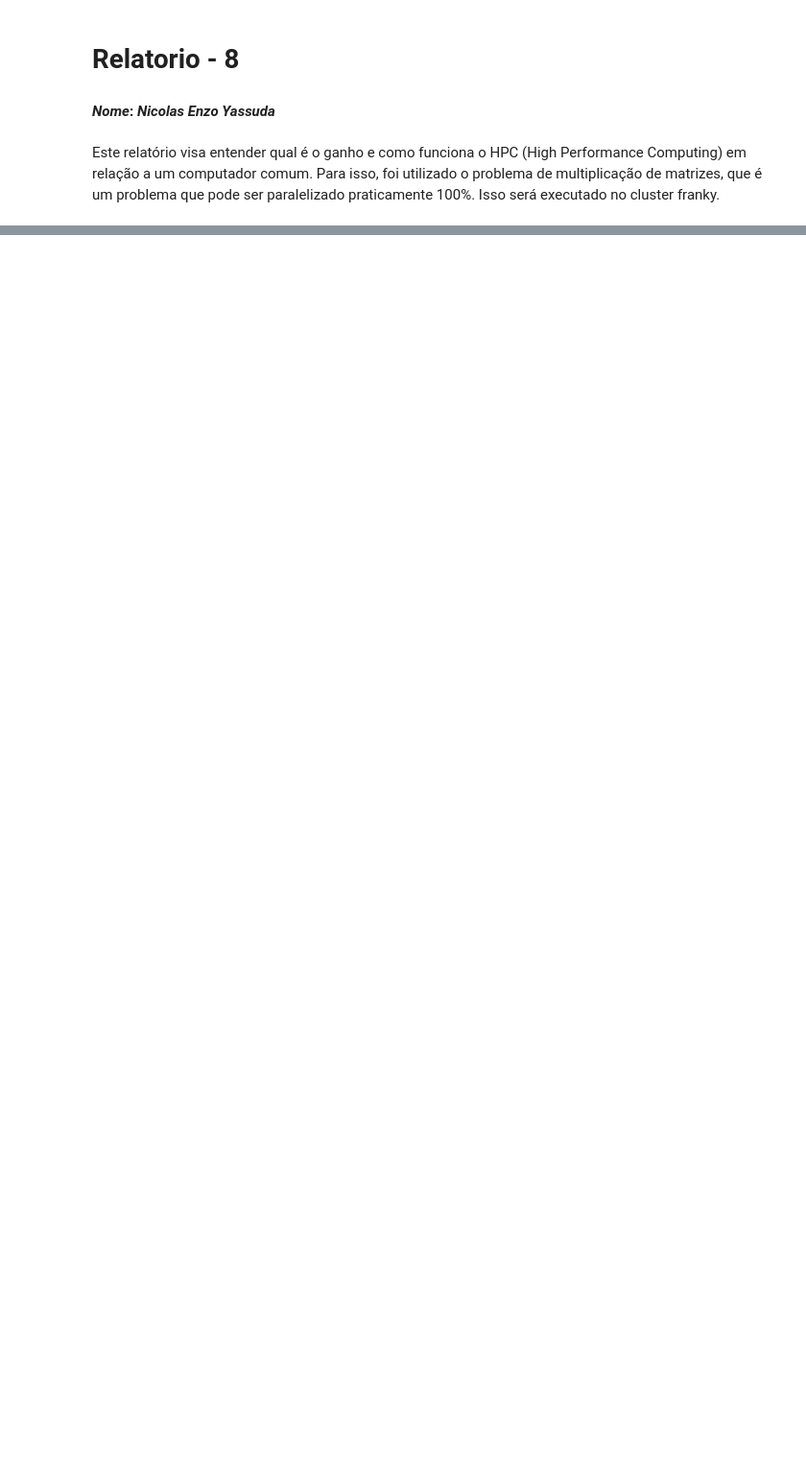
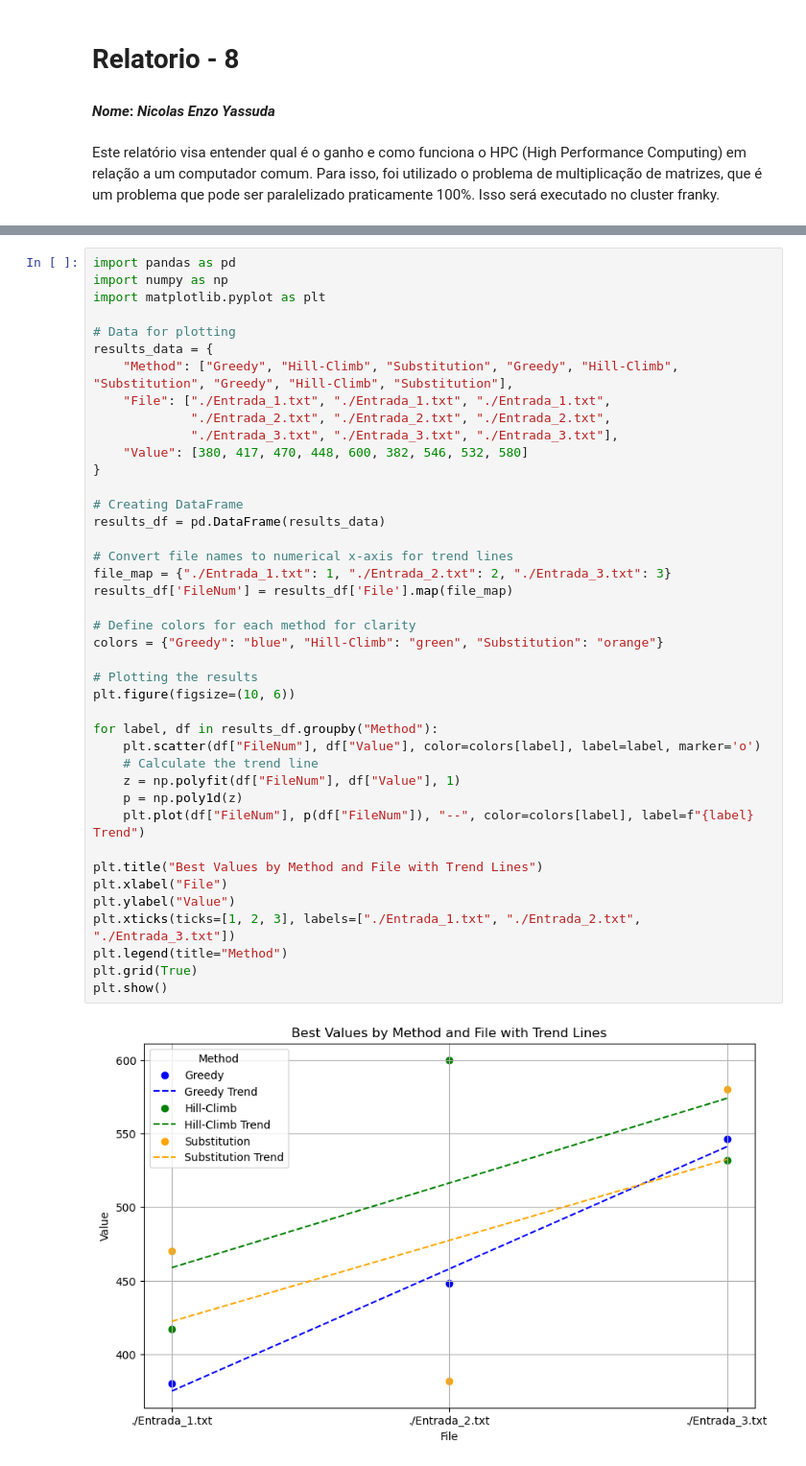
Before and after one commit to nicolasyassuda/super-comp, a Jupyter notebook: Aulas/Aula-8/Relatorio-Aula8.ipynb, the cells around one changed output, grey strips where cells are left out. Shown at 96% size. Saved outputs shown, nothing was run; the diff lists cells and outputs as text; blank space fills up the shorter version.

```diff
--- a/Aulas/Aula-8/Relatorio-Aula8.ipynb
+++ b/Aulas/Aula-8/Relatorio-Aula8.ipynb
@@ -221,0 +131,43 @@ Entrada 4 -> Peso ocupado: 600 Kg, Valor alcançado: 648 dinheiros em 9 minutos
+# %%
+import pandas as pd
+import numpy as np
+import matplotlib.pyplot as plt
+
+# Data for plotting
+results_data = {
+    "Method": ["Greedy", "Hill-Climb", "Substitution", "Greedy", "Hill-Climb", "Substitution", "Greedy", "Hill-Climb", "Substitution"],
+    "File": ["./Entrada_1.txt", "./Entrada_1.txt", "./Entrada_1.txt",
+             "./Entrada_2.txt", "./Entrada_2.txt", "./Entrada_2.txt",
+             "./Entrada_3.txt", "./Entrada_3.txt", "./Entrada_3.txt"],
+    "Value": [380, 417, 470, 448, 600, 382, 546, 532, 580]
+}
+
+# Creating DataFrame
+results_df = pd.DataFrame(results_data)
+
+# Convert file names to numerical x-axis for trend lines
+file_map = {"./Entrada_1.txt": 1, "./Entrada_2.txt": 2, "./Entrada_3.txt": 3}
+results_df['FileNum'] = results_df['File'].map(file_map)
+
+# Define colors for each method for clarity
+colors = {"Greedy": "blue", "Hill-Climb": "green", "Substitution": "orange"}
+
+# Plotting the results
+plt.figure(figsize=(10, 6))
+
+for label, df in results_df.groupby("Method"):
+    plt.scatter(df["FileNum"], df["Value"], color=colors[label], label=label, marker='o')
+    # Calculate the trend line
+    z = np.polyfit(df["FileNum"], df["Value"], 1)
+    p = np.poly1d(z)
+    plt.plot(df["FileNum"], p(df["FileNum"]), "--", color=colors[label], label=f"{label} Trend")
+
+plt.title("Best Values by Method and File with Trend Lines")
+plt.xlabel("File")
+plt.ylabel("Value")
+plt.xticks(ticks=[1, 2, 3], labels=["./Entrada_1.txt", "./Entrada_2.txt", "./Entrada_3.txt"])
+plt.legend(title="Method")
+plt.grid(True)
+plt.show()
+# %% [output]
+[figure, added]
```
Also changed, not shown: parts of 10 cells of this notebook.
